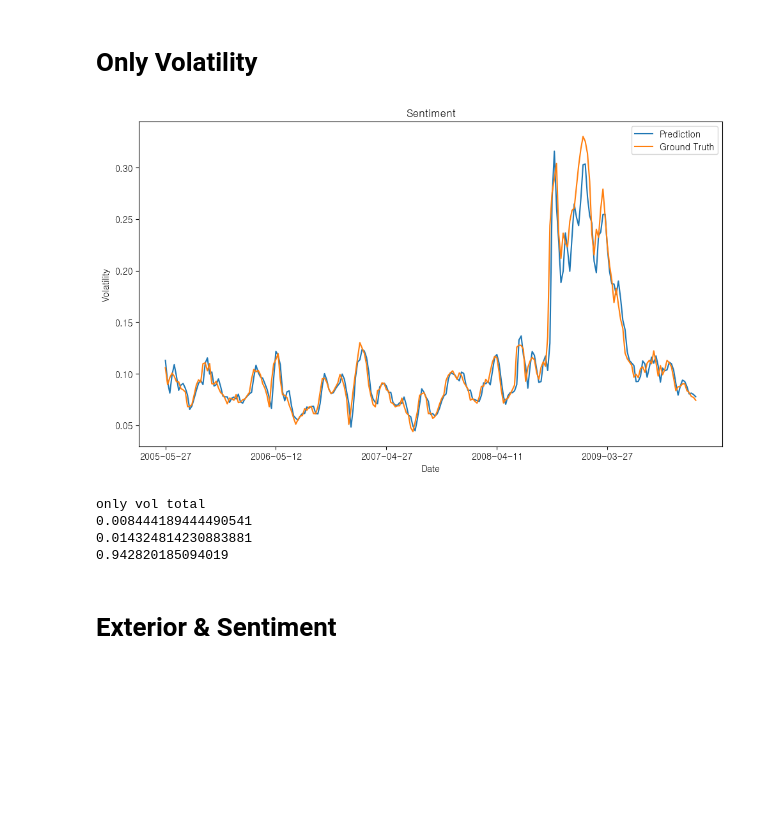
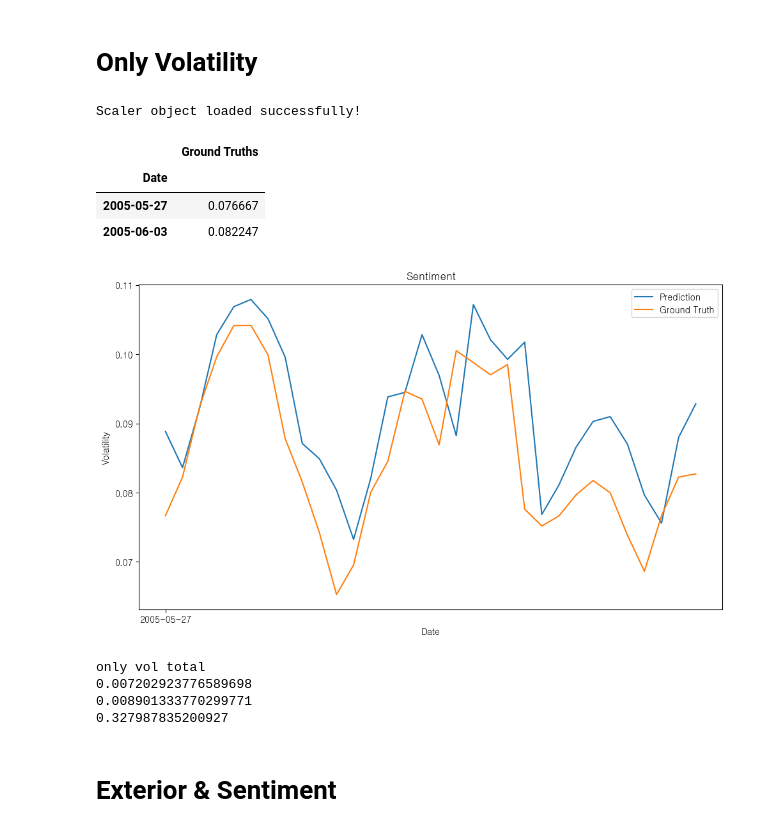
Before and after one commit to kimjuhwan1234/Volatility_Forecasting, a Jupyter notebook: EDA.ipynb, the cells around one changed output. Saved outputs shown, nothing was run; the diff lists cells and outputs as text; code cells hidden in the pictures; blank space fills up the shorter version.

```diff
--- a/EDA.ipynb
+++ b/EDA.ipynb
@@ -19,31 +21,3 @@ def calculate_rmse(gt, output):
     return rmse
 # %% [markdown]
 # Only Volatility
-# %%
-SP_vol = pd.read_csv('Files/BiLSTM/additionalX_BZ.csv', index_col=0)
-SP_vol = SP_vol.iloc[:-2, :]
-SP_vol.index = pd.to_datetime(SP_vol.index)
-
-plt.figure(figsize=(10, 6))
-
-plt.plot(SP_vol['Predictions'], label='Prediction')
-plt.plot(SP_vol['Ground Truths'], label='Ground Truth')
-
-plt.title('Sentiment')
-plt.xlabel('Date')
-plt.ylabel('Volatility')
-plt.legend()
-plt.xticks(SP_vol.index[0:-2:50])
-plt.tight_layout()
-plt.show()
-
-print('only vol total')
-print(calculate_mae(SP_vol['Ground Truths'].values, SP_vol['Predictions'].values))
-print(calculate_rmse(SP_vol['Ground Truths'].values, SP_vol['Predictions'].values))
-print(r2_score(SP_vol['Ground Truths'].values, SP_vol['Predictions'].values))
-# %% [output]
-[figure, removed]
-only vol total
-0.008444189444490541
-0.014324814230883881
-0.942820185094019
@@ -50,3 +31,51 @@ only vol total
+# %%
+# 저장한 scaler 파일 경로
+scaler_file = 'Database/Scaler/scaler_0.joblib'
+
+# 저장된 scaler 객체 로드
+loaded_scaler = load(scaler_file)
+
+# 로드된 scaler 객체를 사용하여 데이터 변환
+pred_inv = loaded_scaler.inverse_transform(pred)
+truth_inv = loaded_scaler.inverse_transform(truth)
+
+pred_inv = pd.DataFrame(pred_inv, columns=pred.columns, index=pred.index)
+truth_inv = pd.DataFrame(truth_inv, columns=truth.columns, index=truth.index)
+
+print("Scaler object loaded successfully!")
+# %% [output]
+Scaler object loaded successfully!
+# %%
+truth_inv.head(2)
+# %% [output]
+|  | Ground Truths |
+| Date |  |
+| 2005-05-27 | 0.076667 |
+| 2005-06-03 | 0.082247 |
+# %%
+plt.figure(figsize=(10, 6))
+
+plt.plot(pred_inv, label='Prediction')
+plt.plot(truth_inv, label='Ground Truth')
+
+plt.title('Sentiment')
+plt.xlabel('Date')
+plt.ylabel('Volatility')
+plt.legend()
+plt.xticks(SP_vol.index[0:-2:50])
+plt.tight_layout()
+plt.show()
+
+print('only vol total')
+print(calculate_mae(truth_inv.values,pred_inv.values))
+print(calculate_rmse(truth_inv.values, pred_inv.values))
+print(r2_score(truth_inv.values, pred_inv.values))
+# %% [output]
+[figure, added]
+only vol total
+0.007202923776589698
+0.008901333770299771
+0.327987835200927
 # %% [markdown]
 # Exterior & Sentiment
 # %%
```
Also changed, not shown: parts of 2 cells of this notebook, 9 other files.
